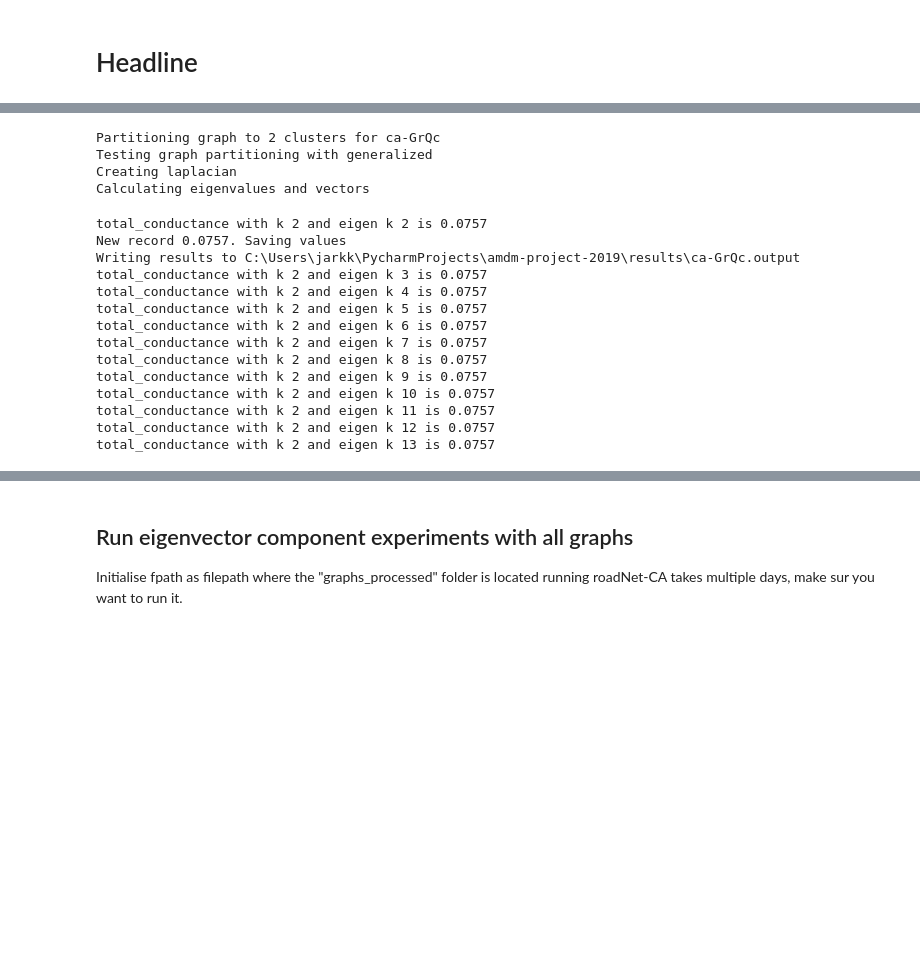
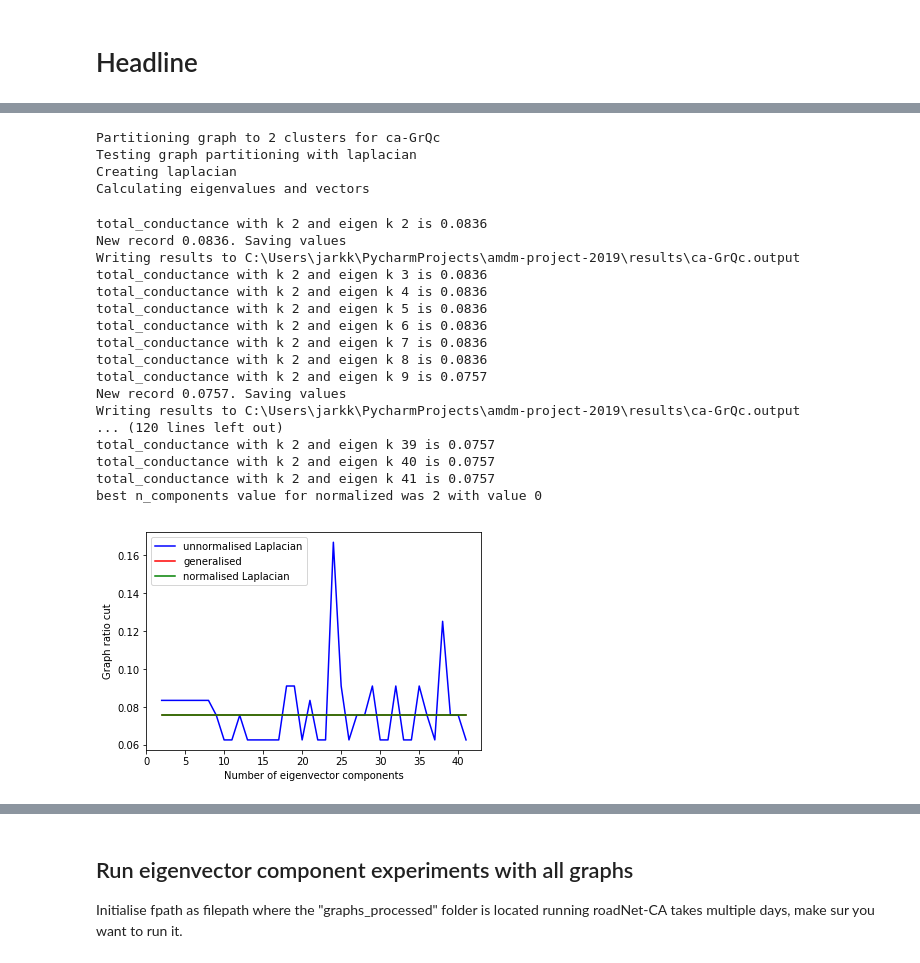
Before and after one commit to hietalajulius/amdm-project-2019, a Jupyter notebook: Running spectral partitioning.ipynb, the cells around one changed output, grey strips where cells are left out. Cells and saved outputs as stored; diff of their text form; code cells hidden in the pictures; blank space fills up the shorter version.

Commit message:
new results

```diff
--- a/Running spectral partitioning.ipynb
+++ b/Running spectral partitioning.ipynb
@@ -25,22 +27,25 @@ Added edges to graph
 # %%
 graph.partition_graph(algorithm="sparse_k_test")
-gprah.draw_partitioned_map()
 # %% [output]
 Partitioning graph to 2 clusters for ca-GrQc
-Testing graph partitioning with generalized
+Testing graph partitioning with laplacian
 Creating laplacian
 Calculating eigenvalues and vectors
-total_conductance with k 2 and eigen k 2 is 0.0757
+total_conductance with k 2 and eigen k 2 is 0.0836
+New record 0.0836. Saving values
+Writing results to C:\Users\jarkk\PycharmProjects\amdm-project-2019\results\ca-GrQc.output
+total_conductance with k 2 and eigen k 3 is 0.0836
+total_conductance with k 2 and eigen k 4 is 0.0836
+total_conductance with k 2 and eigen k 5 is 0.0836
+total_conductance with k 2 and eigen k 6 is 0.0836
+total_conductance with k 2 and eigen k 7 is 0.0836
+total_conductance with k 2 and eigen k 8 is 0.0836
+total_conductance with k 2 and eigen k 9 is 0.0757
 New record 0.0757. Saving values
 Writing results to C:\Users\jarkk\PycharmProjects\amdm-project-2019\results\ca-GrQc.output
-total_conductance with k 2 and eigen k 3 is 0.0757
-total_conductance with k 2 and eigen k 4 is 0.0757
-total_conductance with k 2 and eigen k 5 is 0.0757
-total_conductance with k 2 and eigen k 6 is 0.0757
-total_conductance with k 2 and eigen k 7 is 0.0757
-total_conductance with k 2 and eigen k 8 is 0.0757
-total_conductance with k 2 and eigen k 9 is 0.0757
-total_conductance with k 2 and eigen k 10 is 0.0757
-total_conductance with k 2 and eigen k 11 is 0.0757
-total_conductance with k 2 and eigen k 12 is 0.0757
-total_conductance with k 2 and eigen k 13 is 0.0757
+... (120 lines left out)
+total_conductance with k 2 and eigen k 39 is 0.0757
+total_conductance with k 2 and eigen k 40 is 0.0757
+total_conductance with k 2 and eigen k 41 is 0.0757
+best n_components value for normalized was 2 with value 0
+[figure, added]
```
Also changed, not shown: parts of 6 cells of this notebook, 1 other file.
